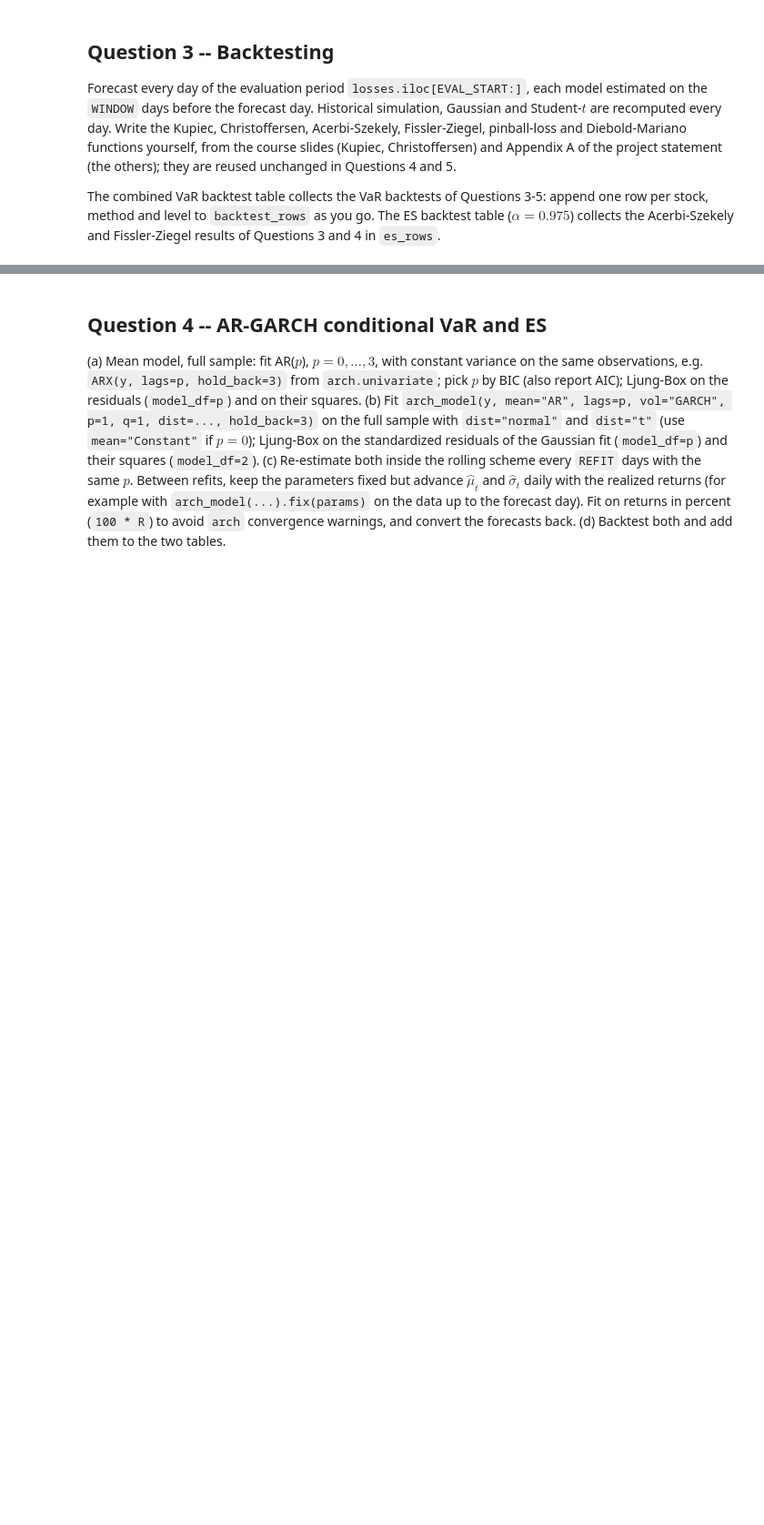
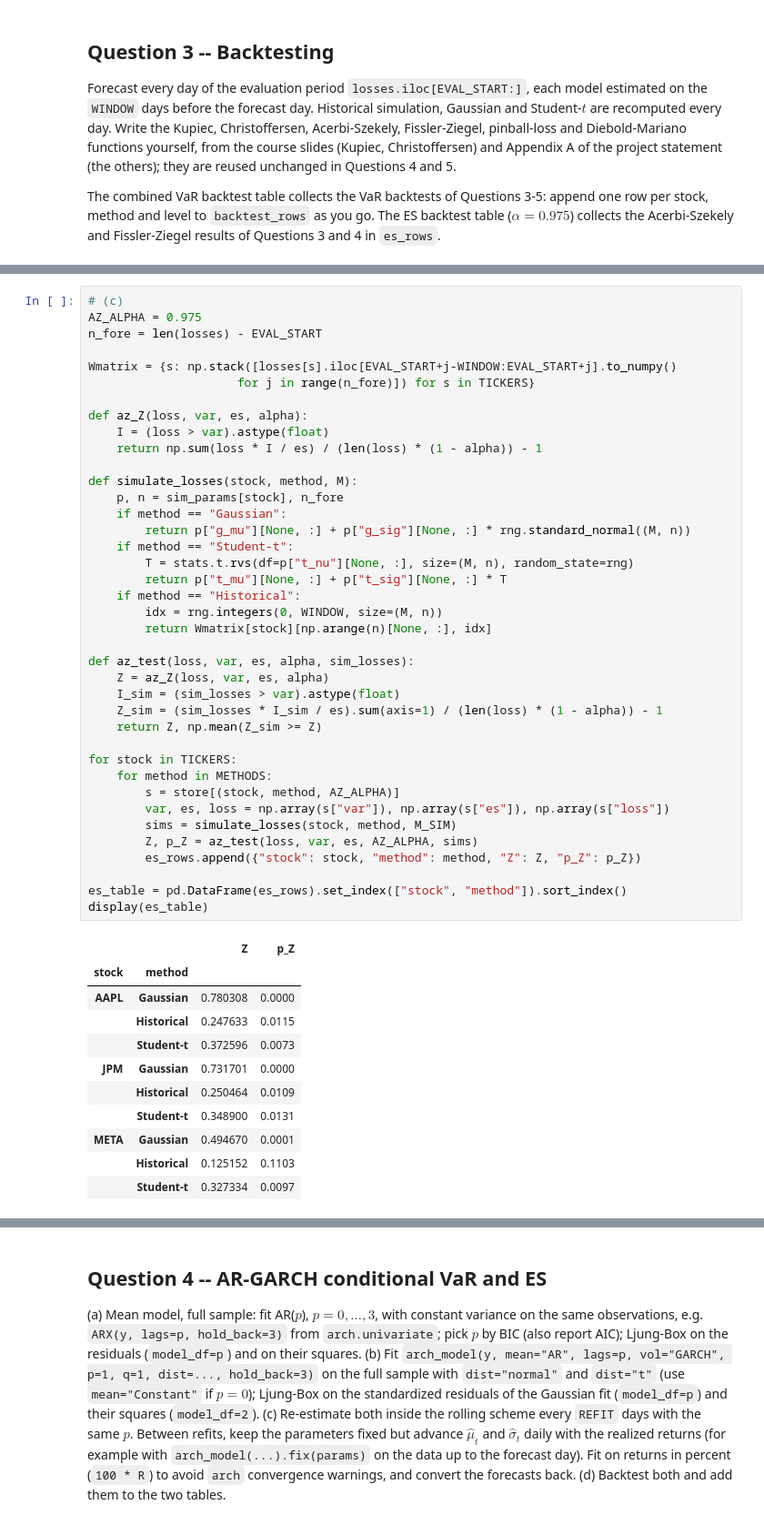
Before and after one commit to RomainFast121/quant-risk-project, a Jupyter notebook: Project_template.ipynb, the cells around one changed output, grey strips where cells are left out. Shown at 91% size. Drawn from its saved outputs; the diff is of its cells as text; blank space fills up the shorter version.

```diff
--- a/Project_template.ipynb
+++ b/Project_template.ipynb
@@ -362,0 +544,51 @@ es_rows = []                                # dicts: stock, method, Z, p_Z, FZ
+# %%
+# (c)
+AZ_ALPHA = 0.975
+n_fore = len(losses) - EVAL_START
+
+Wmatrix = {s: np.stack([losses[s].iloc[EVAL_START+j-WINDOW:EVAL_START+j].to_numpy()
+                     for j in range(n_fore)]) for s in TICKERS}
+
+def az_Z(loss, var, es, alpha):
+    I = (loss > var).astype(float)
+    return np.sum(loss * I / es) / (len(loss) * (1 - alpha)) - 1
+
+def simulate_losses(stock, method, M):
+    p, n = sim_params[stock], n_fore
+    if method == "Gaussian":
+        return p["g_mu"][None, :] + p["g_sig"][None, :] * rng.standard_normal((M, n))
+    if method == "Student-t":
+        T = stats.t.rvs(df=p["t_nu"][None, :], size=(M, n), random_state=rng)
+        return p["t_mu"][None, :] + p["t_sig"][None, :] * T
+    if method == "Historical":
+        idx = rng.integers(0, WINDOW, size=(M, n))
+        return Wmatrix[stock][np.arange(n)[None, :], idx]
+
+def az_test(loss, var, es, alpha, sim_losses):
+    Z = az_Z(loss, var, es, alpha)
+    I_sim = (sim_losses > var).astype(float)
+    Z_sim = (sim_losses * I_sim / es).sum(axis=1) / (len(loss) * (1 - alpha)) - 1
+    return Z, np.mean(Z_sim >= Z)
+
+for stock in TICKERS:
+    for method in METHODS:
+        s = store[(stock, method, AZ_ALPHA)]
+        var, es, loss = np.array(s["var"]), np.array(s["es"]), np.array(s["loss"])
+        sims = simulate_losses(stock, method, M_SIM)
+        Z, p_Z = az_test(loss, var, es, AZ_ALPHA, sims)
+        es_rows.append({"stock": stock, "method": method, "Z": Z, "p_Z": p_Z})
+
+es_table = pd.DataFrame(es_rows).set_index(["stock", "method"]).sort_index()
+display(es_table)
+# %% [output]
+|  |  | Z | p_Z |
+| stock | method |  |  |
+| AAPL | Gaussian | 0.780308 | 0.0000 |
+|  | Historical | 0.247633 | 0.0115 |
+|  | Student-t | 0.372596 | 0.0073 |
+| JPM | Gaussian | 0.731701 | 0.0000 |
+|  | Historical | 0.250464 | 0.0109 |
+|  | Student-t | 0.348900 | 0.0131 |
+| META | Gaussian | 0.494670 | 0.0001 |
+|  | Historical | 0.125152 | 0.1103 |
+|  | Student-t | 0.327334 | 0.0097 |
```
Also changed, not shown: parts of 10 cells of this notebook, 2 other files.
